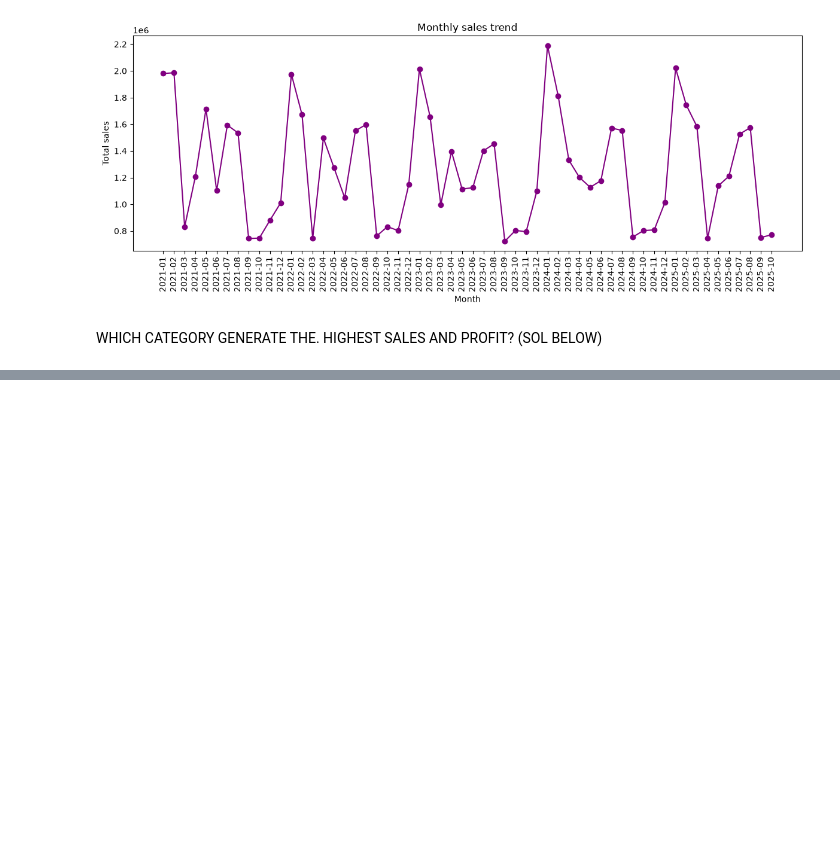
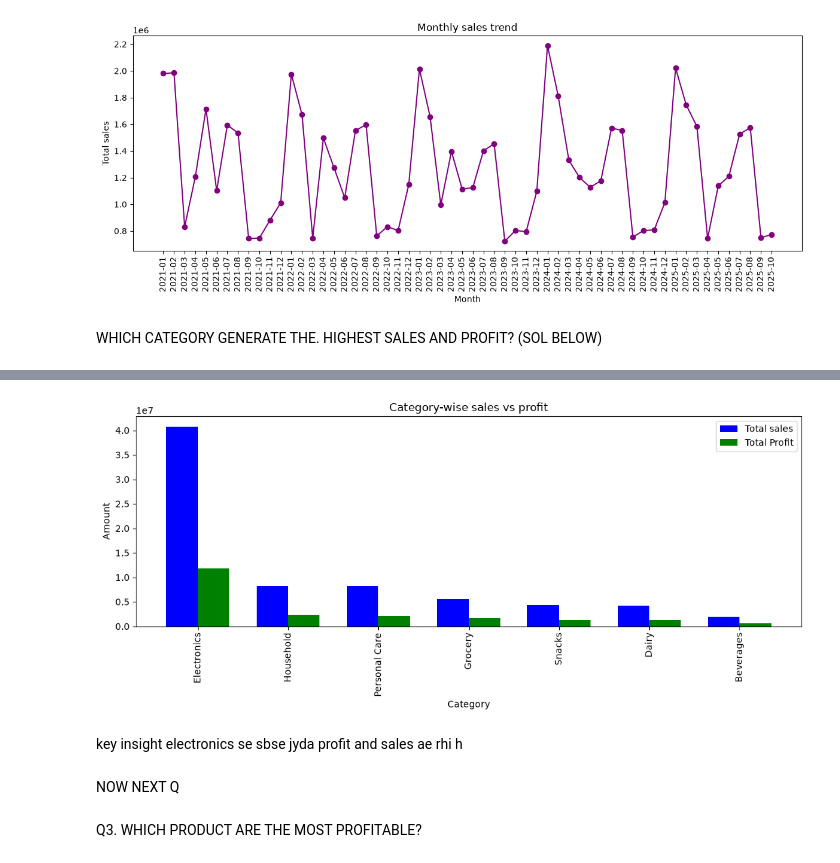
Before and after one commit to priyanshwho/Retail-Analysis, a Jupyter notebook: Retail.ipynb, the cells around one changed output, grey strips where cells are left out. Saved outputs shown, nothing was run; the diff lists cells and outputs as text; code cells hidden in the pictures; blank space fills up the shorter version.

Commit message:
Q2: which category generate highest  sales and profit? done

```diff
--- a/Retail.ipynb
+++ b/Retail.ipynb
@@ -331,3 +331,8 @@ plt.show()
 [figure]
 # %% [markdown]
 WHICH CATEGORY GENERATE THE. HIGHEST SALES AND PROFIT? (SOL BELOW)
+# %%
+# formula
+# profit=totalvalue=quantity*cost_price
+
+df['profit']=df['total_value']-(df['quantity']*df['cost_price'])
@@ -333,0 +350,6 @@ WHICH CATEGORY GENERATE THE. HIGHEST SALES AND PROFIT? (SOL BELOW)
+# %%
+#analysis
+
+category_perf=df.groupby('category').agg(total_sales=('total_value','sum'),total_profit=('profit','sum')).sort_values('total_sales',ascending=False)
+
+category_perf
@@ -333,0 +366,26 @@ WHICH CATEGORY GENERATE THE. HIGHEST SALES AND PROFIT? (SOL BELOW)
+# %%
+#visualization -- categories -- barchart
+
+x=np.arange(len(category_perf))
+width= 0.35
+
+plt.figure(figsize=(11,5))
+
+plt.bar(x-width/2, category_perf['total_sales'],width=width,label='Total sales',color='blue')
+plt.bar(x+width/2, category_perf['total_profit'],width=width,label='Total Profit',color='green')
+
+plt.xticks(x,category_perf.index,rotation=90)
+plt.ylabel('Amount')
+plt.xlabel('Category')
+plt.title('Category-wise sales vs profit')
+plt.legend()
+plt.tight_layout()
+plt.show()
+# %% [output]
+[figure, added]
+# %% [markdown]
+key insight electronics se sbse jyda profit and sales ae rhi h
+# %% [markdown]
+NOW NEXT Q
+# %% [markdown]
+Q3. WHICH PRODUCT ARE THE MOST PROFITABLE?
```
Also changed, not shown: parts of 4 cells of this notebook.
